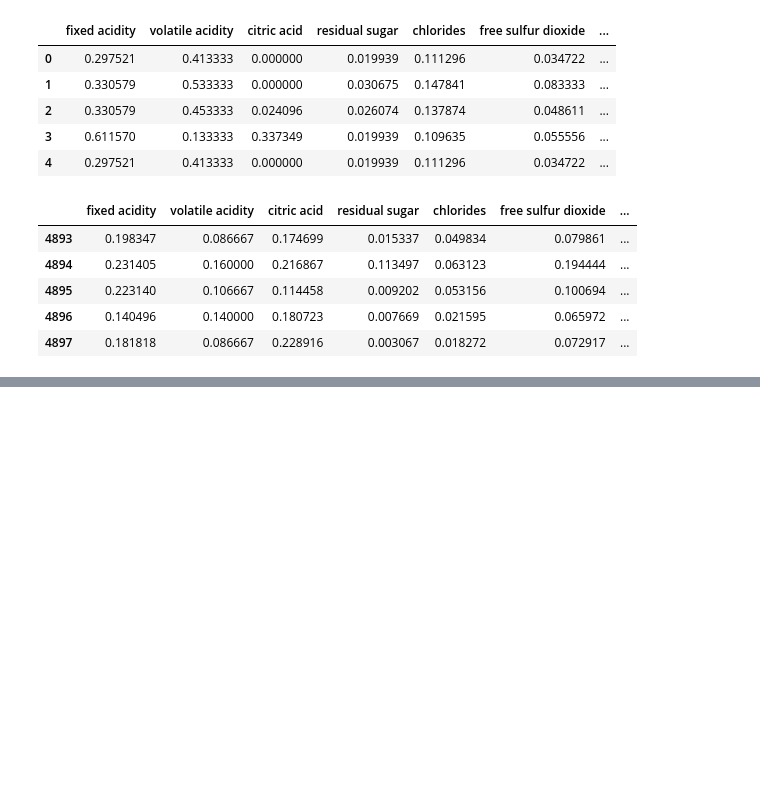
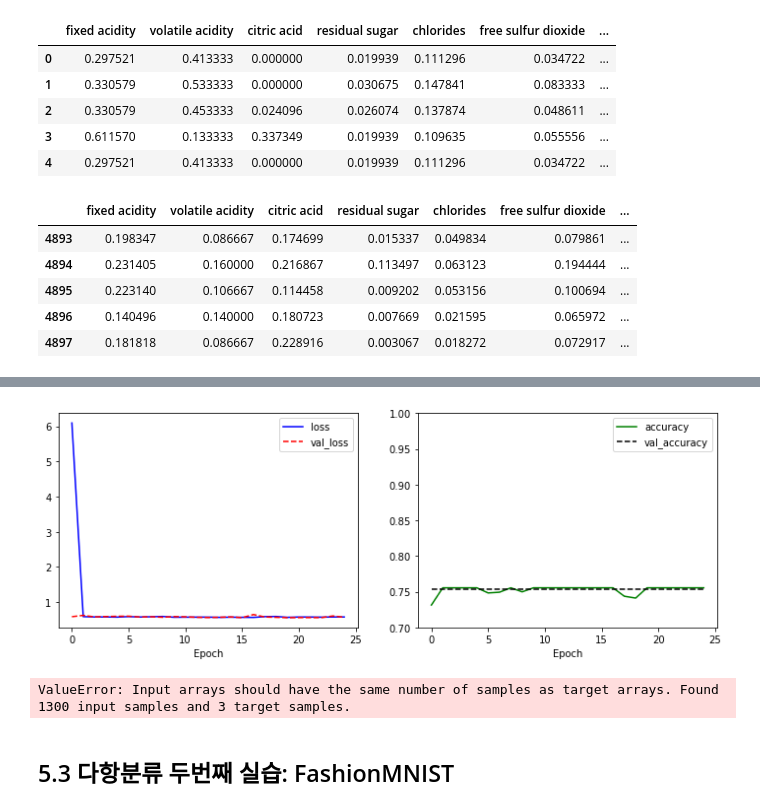
Before and after one commit to BabyUnicorn90/TensorFlow2, a Jupyter notebook: 5 Classification.ipynb, the cells around one changed output, grey strips where cells are left out. Cells and saved outputs as stored; diff of their text form; code cells hidden in the pictures; blank space fills up the shorter version.

```diff
--- a/5 Classification.ipynb
+++ b/5 Classification.ipynb
@@ -243,0 +472,21 @@ print(test_Y[0])
+# %%
+# 5.17 다항분류모델 학습결과 시각화하기
+
+plt.figure(figsize=(12, 4))
+
+plt.subplot(1, 2, 1)
+plt.plot(history.history['loss'], 'b-', label='loss')
+plt.plot(history.history['val_loss'], 'r--', label='val_loss')
+plt.xlabel("Epoch")
+plt.legend()
+
+plt.subplot(1, 2, 2)
+plt.plot(history.history['accuracy'], 'g-', label='accuracy')
+plt.plot(history.history['val_accuracy'], 'k--', label='val_accuracy')
+plt.xlabel("Epoch")
+plt.ylim(0.7, 1)
+plt.legend()
+
+plt.show()
+# %% [output]
+[figure, added]
@@ -243,0 +495,5 @@ print(test_Y[0])
+# %%
+# 5.18 다항분류모델 평가하기
+model.evaluate(test_X, test_Y)
+# %% [output]
+ValueError: Input arrays should have the same number of samples as target arrays. Found 1300 input samples and 3 target samples.
@@ -243,0 +503,2 @@ print(test_Y[0])
+# %% [markdown]
+## 5.3 다항분류 두번째 실습: FashionMNIST
```
Also changed, not shown: parts of 18 cells of this notebook, 2 other files.
